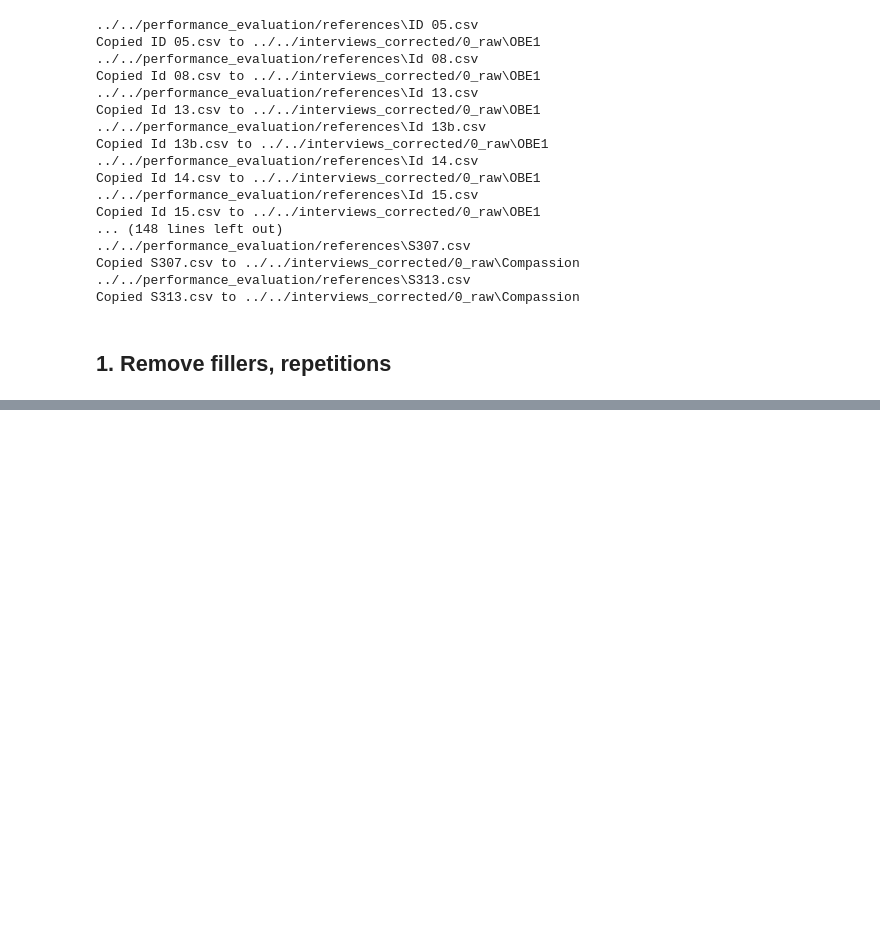
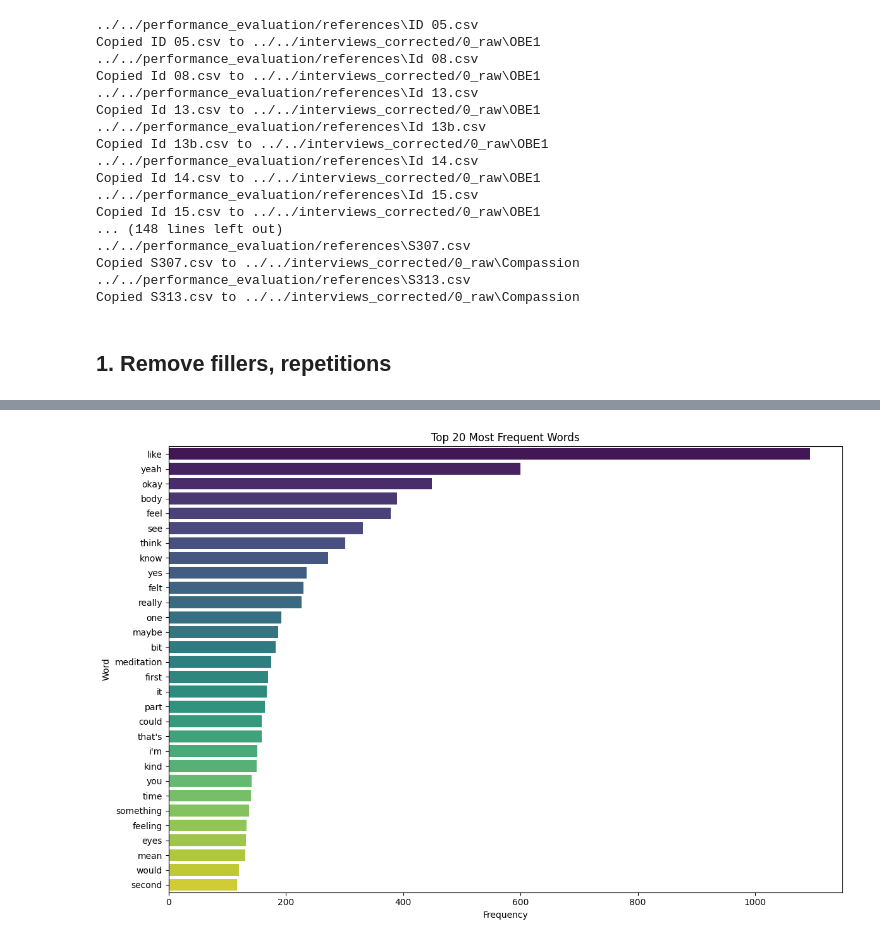
Before and after one commit to AfroDeivid/automatic-interviews-processing, a Jupyter notebook: src/analysis/analysis.ipynb, the cells around one changed output, grey strips where cells are left out. Saved outputs shown, nothing was run; the diff lists cells and outputs as text; code cells hidden in the pictures; blank space fills up the shorter version.

```diff
--- a/src/analysis/analysis.ipynb
+++ b/src/analysis/analysis.ipynb
@@ -51,0 +102,4 @@ clean_files(source_directory, destination_directory, text_format=True)
+# %%
+word_frequency_plot(combined_df,top_n=30)
+# %% [output]
+[figure, added]
```
Also changed, not shown: parts of 19 cells of this notebook, 5 other files.
